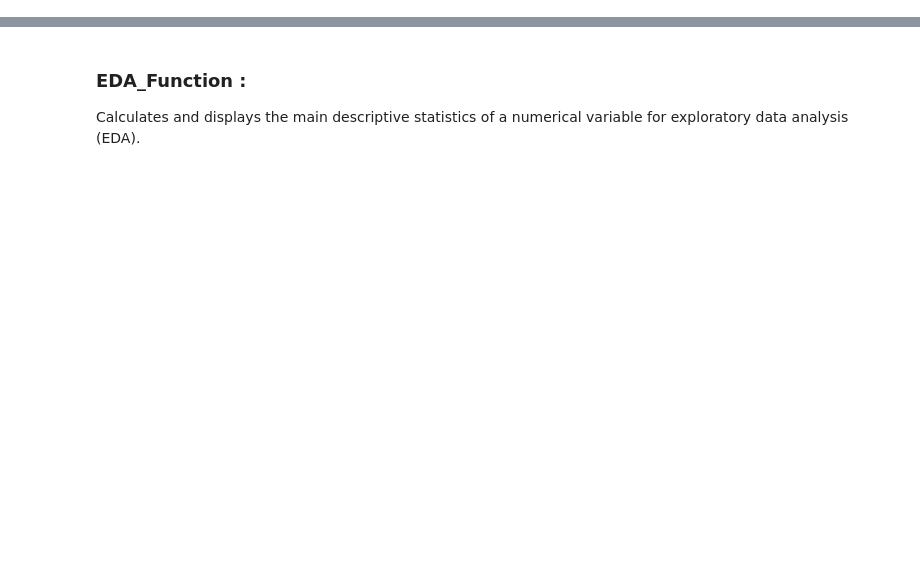
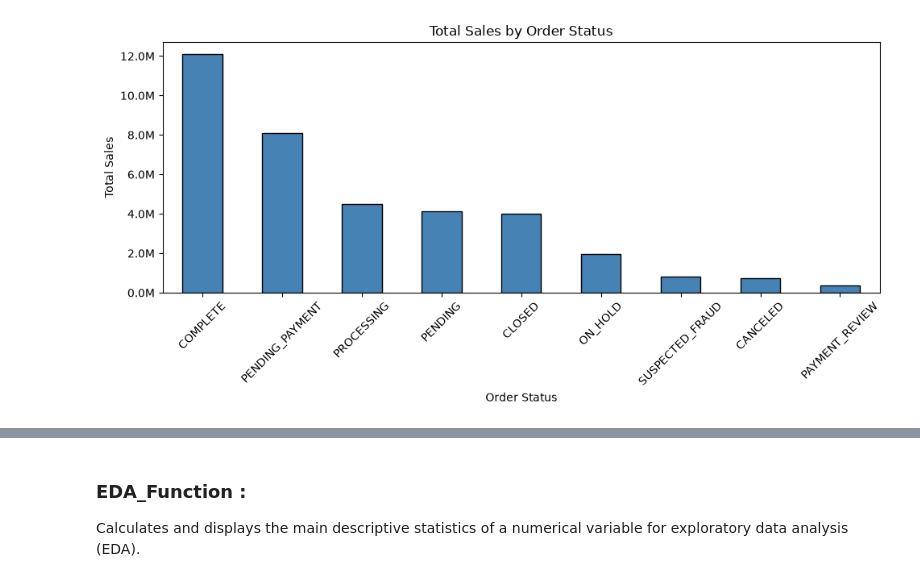
Before and after one commit to Mina-Makram-001/2B_Data_Science_Portfolio, a Jupyter notebook: 2_Cleaning_P2_&_EDA.ipynb, the cells around one changed output, grey strips where cells are left out. Drawn from its saved outputs; the diff is of its cells as text; code cells hidden in the pictures; blank space fills up the shorter version.

```diff
--- a/2_Cleaning_P2_&_EDA.ipynb
+++ b/2_Cleaning_P2_&_EDA.ipynb
@@ -41,0 +44,28 @@ df.head()
+# %%
+from matplotlib.ticker import FuncFormatter
+
+ax = (
+    df.groupby('Order_Status')['Sales']
+      .sum()
+      .sort_values(ascending=False)
+      .plot(
+          kind='bar',
+          figsize=(10,5),
+          color='steelblue',
+          edgecolor='black'
+      )
+)
+
+ax.set_title('Total Sales by Order Status')
+ax.set_xlabel('Order Status')
+ax.set_ylabel('Total Sales')
+
+ax.yaxis.set_major_formatter(
+    FuncFormatter(lambda x, pos: f'{x/1e6:.1f}M')
+)
+
+plt.xticks(rotation=45)
+plt.tight_layout()
+plt.show()
+# %% [output]
+[figure, added]
```
Also changed, not shown: parts of 20 cells of this notebook, 2 other files.
